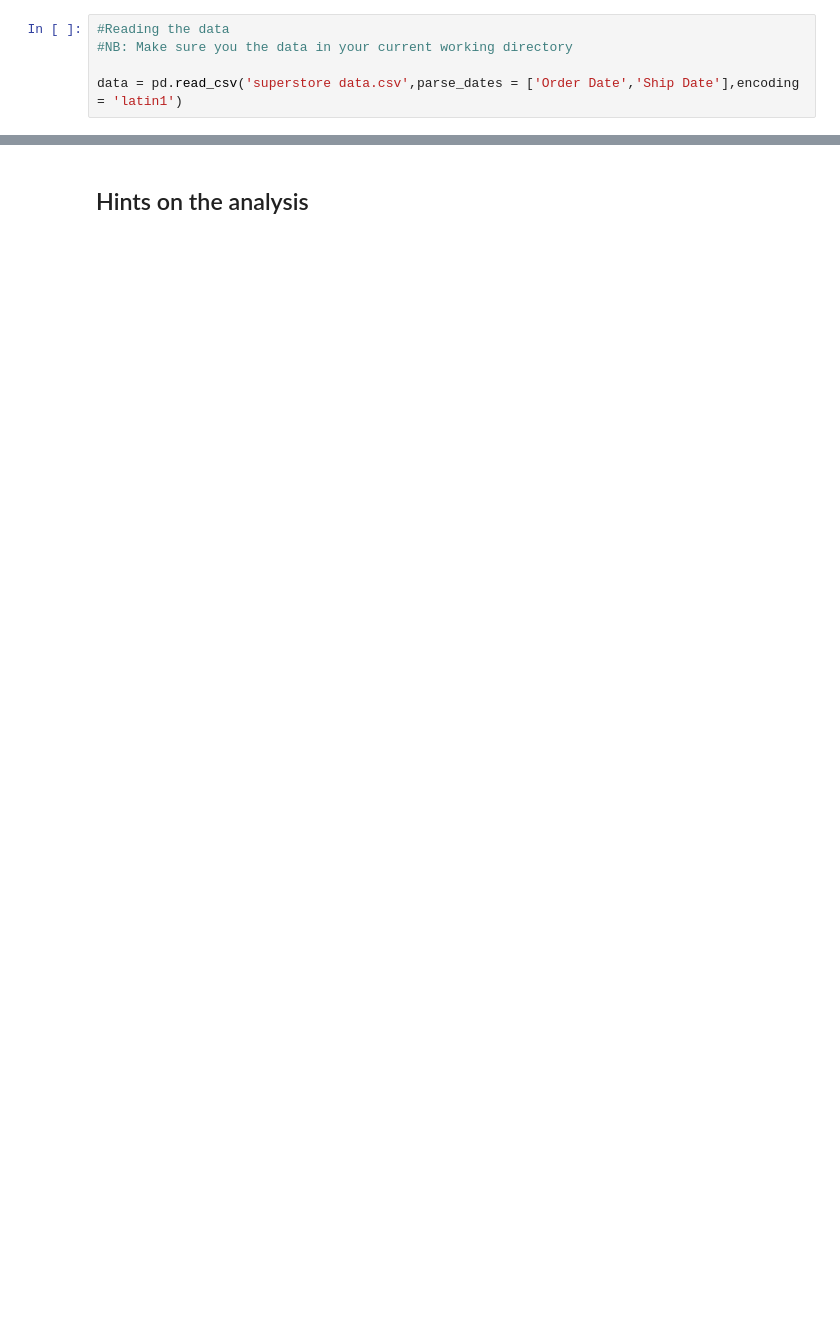
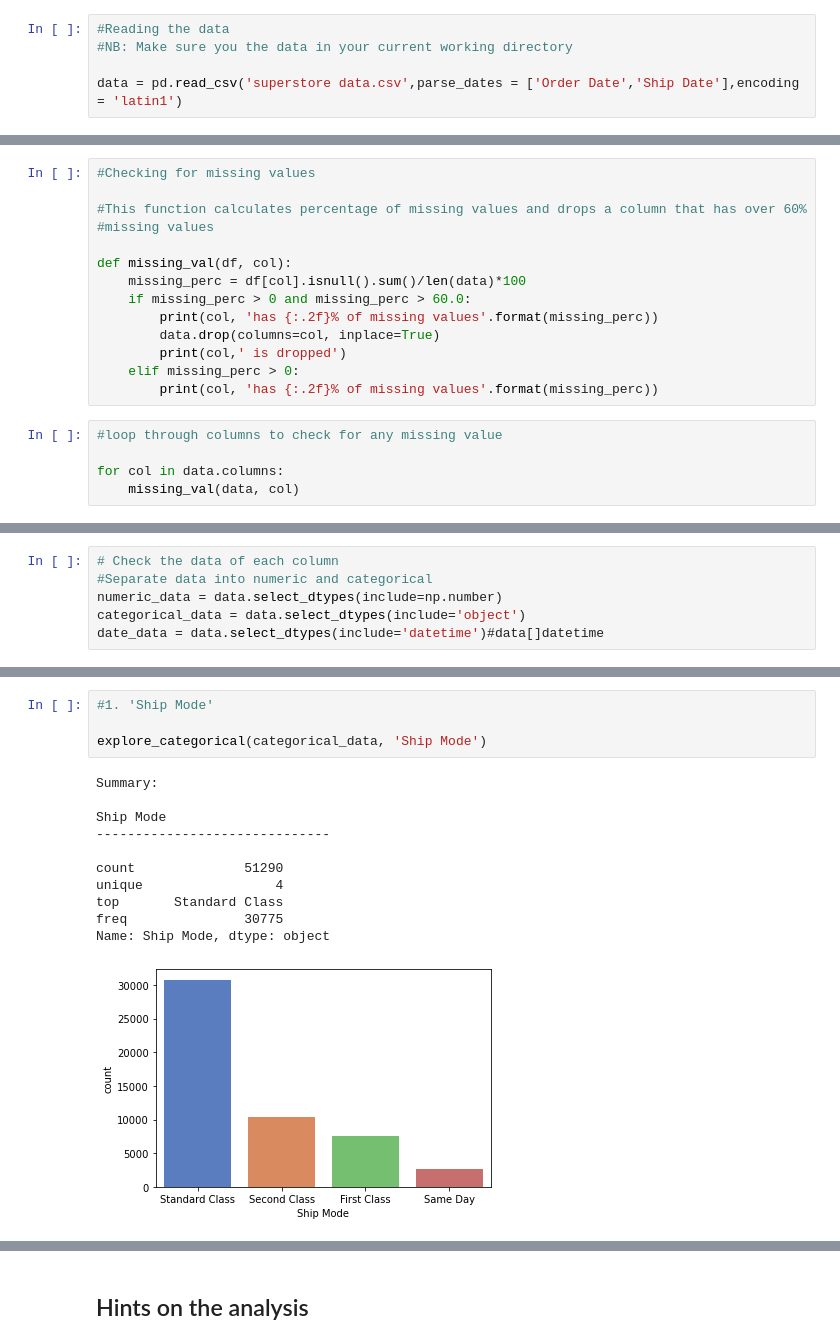
Before and after one commit to amihere2830-programming-python-projects/data_analysis_portfolio, a Jupyter notebook: retail_sales_analysis.ipynb, the cells around one changed output, grey strips where cells are left out. Drawn from its saved outputs; the diff is of its cells as text; blank space fills up the shorter version.

```diff
--- a/retail_sales_analysis.ipynb
+++ b/retail_sales_analysis.ipynb
@@ -105,0 +104,19 @@ Order Priority
+# %%
+#Checking for missing values
+
+#This function calculates percentage of missing values and drops a column that has over 60%
+#missing values
+
+def missing_val(df, col):
+    missing_perc = df[col].isnull().sum()/len(data)*100
+    if missing_perc > 0 and missing_perc > 60.0:
+        print(col, 'has {:.2f}% of missing values'.format(missing_perc))
+        data.drop(columns=col, inplace=True)
+        print(col,' is dropped')
+    elif missing_perc > 0:
+        print(col, 'has {:.2f}% of missing values'.format(missing_perc))
+# %%
+#loop through columns to check for any missing value
+
+for col in data.columns:
+    missing_val(data, col)
@@ -105,0 +126,6 @@ Order Priority
+# %%
+# Check the data of each column
+#Separate data into numeric and categorical
+numeric_data = data.select_dtypes(include=np.number)
+categorical_data = data.select_dtypes(include='object')
+date_data = data.select_dtypes(include='datetime')#data[]datetime
@@ -105,0 +235,16 @@ Order Priority
+# %%
+#1. 'Ship Mode'
+
+explore_categorical(categorical_data, 'Ship Mode')
+# %% [output]
+Summary:
+
+Ship Mode
+------------------------------
+
+count              51290
+unique                 4
+top       Standard Class
+freq               30775
+Name: Ship Mode, dtype: object
+[figure, added]
```
Also changed, not shown: parts of 241 cells of this notebook.
